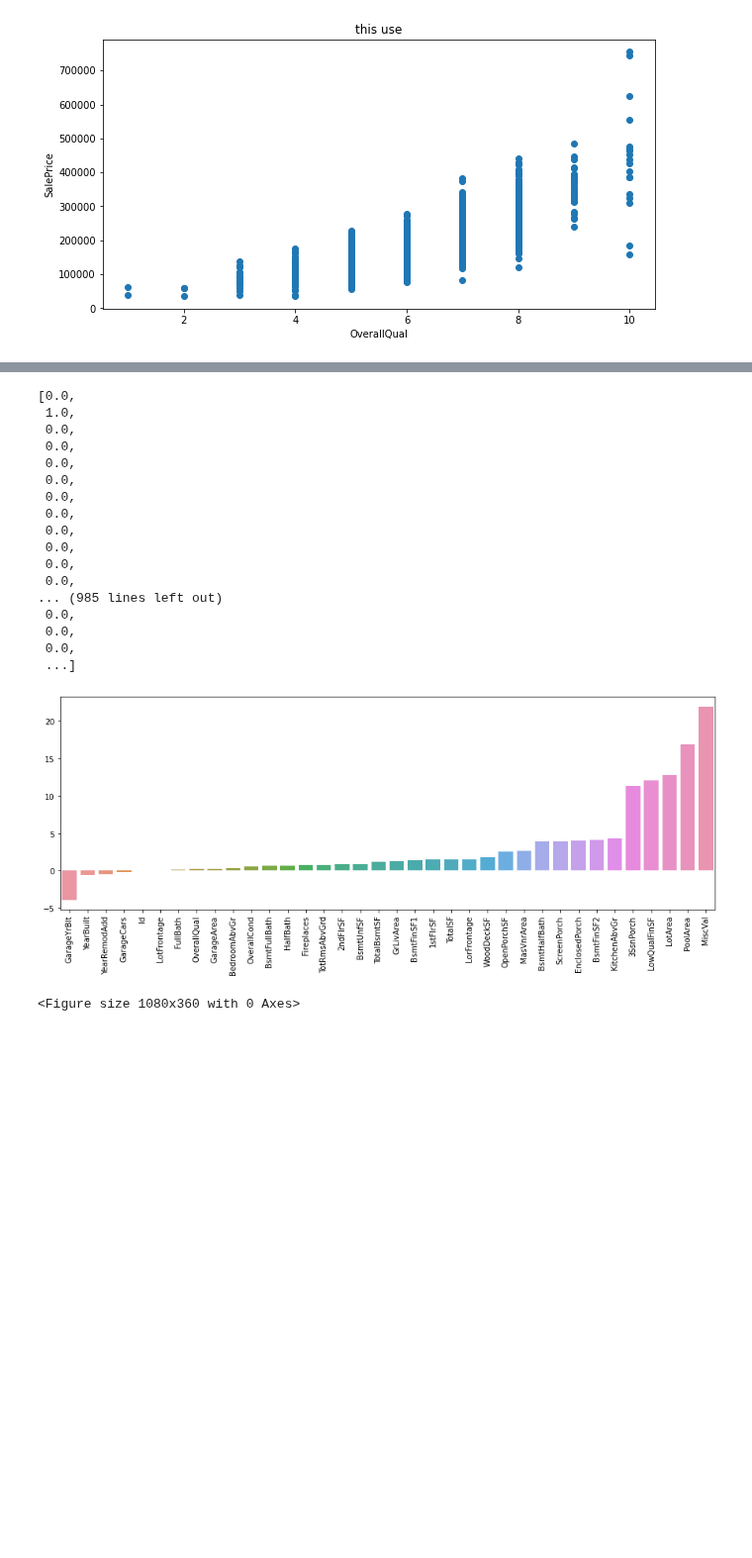
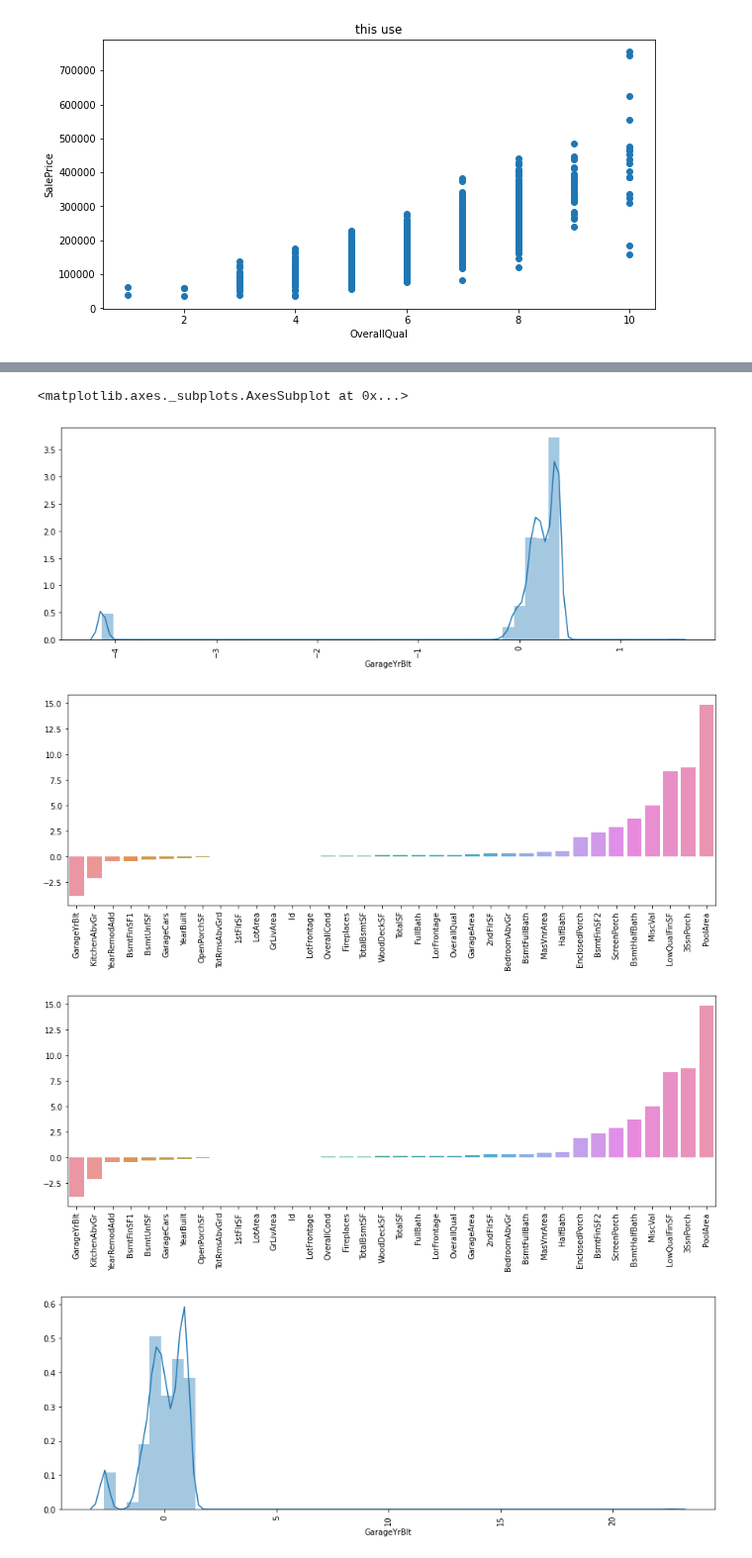
Before and after one commit to Tom-Lennox/Kaggle, a Jupyter notebook: HousePrices_c01.ipynb, the cells around one changed output, grey strips where cells are left out. Shown at 99% size. Cells and saved outputs as stored; diff of their text form; code cells hidden in the pictures; blank space fills up the shorter version.

Commit message:
all_data['GarageYrBlt']が綺麗に正規分布できたので記念push。

```diff
--- a/HousePrices_c01.ipynb
+++ b/HousePrices_c01.ipynb
@@ -458,8 +457,13 @@ dtype: object
 [figure]
 [figure]
 # %%
+plt.figure(figsize=(15,5))
+plt.xticks(rotation='90')
+sns.distplot(all_data['GarageYrBlt'])
 # 「
 # 説明変数を対数変換
+# 歪度の高いものを対数変換とかして正規分布にしていく作業。
+
 # 説明変数、カラム
 num_feats = all_data.dtypes[all_data.dtypes != "object"].index
 # num_feats
@@ -469,12 +473,13 @@ num_feats = all_data.dtypes[all_data.dtypes != "object"].index
 
 # lambda：【lambda 引数:処理内容】
 skewed_feats = all_data[num_feats].apply(lambda x: x.skew()).sort_values()
-print(skewed_feats)
+# print(skewed_feats)
 plt.figure(figsize=(15,5))
 plt.xticks(rotation='90')
 # 何を表示したいのか想像 ⇒ かく。
 sns.barplot(x=skewed_feats.index, y=skewed_feats)
 
+# # とりあえず描画するか。
 # # 意味不明なことをした。
 # k_MiscVal = all_data["MiscVal"].sort_values()
 # plt.figure(figsize=(15,5))
@@ -483,8 +488,34 @@ sns.barplot(x=skewed_feats.index, y=skewed_feats)
 # # .
 # plt.figure(figsize=(15,5))
 # sns.distplot(all_data["BsmtHalfBath"])
-print(train_y)
+# skewed_feats_over = skewed_feats[abs(skewed_feats)]
+
+# > .5
+# print(abs(skewed_feats))
+# print(skewed_feats[abs(skewed_feats) > 0.5])
+print(skewed_feats[abs(skewed_feats) > 0.5].index)
+skewed_feats_over = skewed_feats[abs(skewed_feats) > 0.5].index
+
+for i in skewed_feats_over:
+  print(min(all_data[i]))
+# 0を含む ⇒ Yeo-Johnson変換
+# PowerTransformerの引数standardizeの規定値はTrueであるので、平均0、標準偏差1になるように正規化されている。
+pt = PowerTransformer()
+pt.fit(all_data[skewed_feats_over])
+
+#変換後のデータで各列を置換
+all_data[skewed_feats_over] = pt.transform(all_data[skewed_feats_over])
 plt.figure(figsize=(15,5))
-all_data["BsmtHalfBath"].tolist()
+plt.xticks(rotation='90')
+# 何を表示したいのか想像 ⇒ かく。
+sns.barplot(x=skewed_feats.index, y=skewed_feats)
+
+plt.figure(figsize=(15,5))
+plt.xticks(rotation='90')
+sns.distplot(all_data['GarageYrBlt'])
+
+# sns.distplot(train['SalePrice'])
+# train_y = np.log1p(train_y)
+# sns.distplot(np.log(train['SalePrice']))
 # 」
 # %% [output]
@@ -508,19 +537,5 @@ Name: SalePrice, Length: 1460, dtype: float64
-[0.0,
- 1.0,
- 0.0,
- 0.0,
- 0.0,
- 0.0,
- 0.0,
- 0.0,
- 0.0,
- 0.0,
- 0.0,
- 0.0,
-... (985 lines left out)
- 0.0,
- 0.0,
- 0.0,
- ...]
+<matplotlib.axes._subplots.AxesSubplot at 0x...>
-[figure, old version]
+[figure, new version]
-<Figure size 1080x360 with 0 Axes>
+[figure, added]
+[figure, added]
+[figure, added]
```
Also changed, not shown: parts of 4 cells of this notebook.
